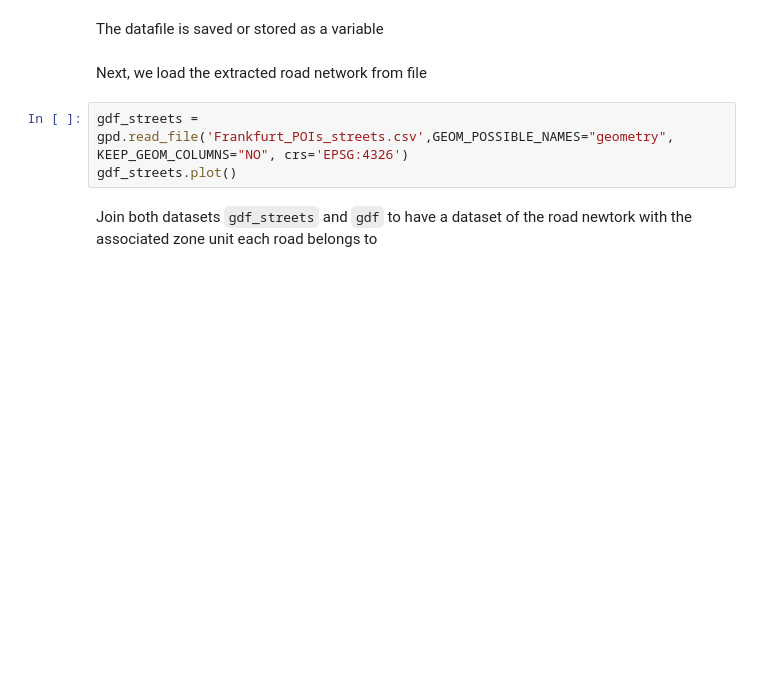
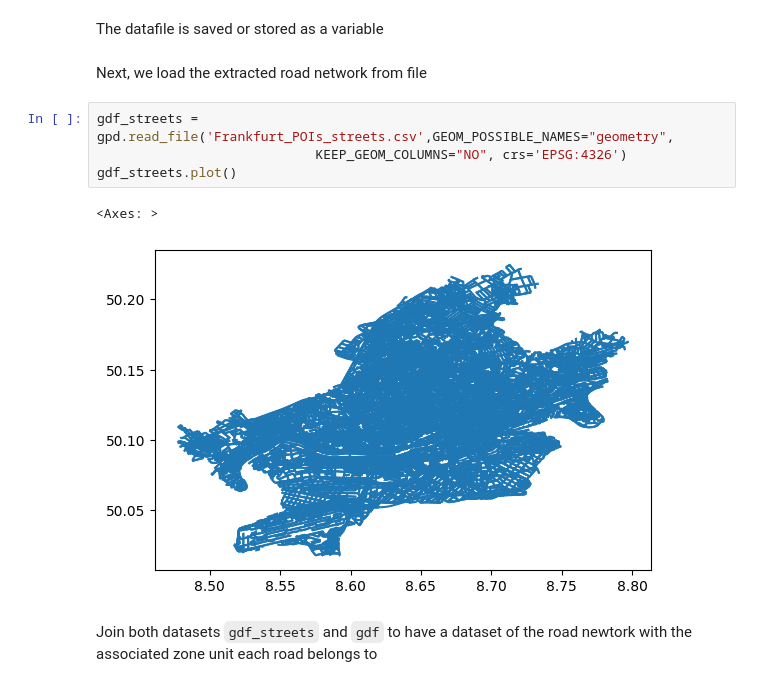
Before and after one commit to bladitoaza/spatialzOSM-examples, a Jupyter notebook: Frankfurt/Frankfurt_locations.ipynb, the cells around one changed output. Drawn from its saved outputs; the diff is of its cells as text; blank space fills up the shorter version.

```diff
--- a/Frankfurt/Frankfurt_locations.ipynb
+++ b/Frankfurt/Frankfurt_locations.ipynb
@@ -77,8 +199,12 @@ The datafile is saved or stored as a variable
 # %% [markdown]
 Next, we load the extracted road network from file
 # %%
-gdf_streets = gpd.read_file('Frankfurt_POIs_streets.csv',GEOM_POSSIBLE_NAMES="geometry", KEEP_GEOM_COLUMNS="NO", crs='EPSG:4326')
+gdf_streets = gpd.read_file('Frankfurt_POIs_streets.csv',GEOM_POSSIBLE_NAMES="geometry",
+                            KEEP_GEOM_COLUMNS="NO", crs='EPSG:4326')
 gdf_streets.plot()
+# %% [output]
+<Axes: >
+[figure, added]
 # %% [markdown]
 Join both datasets `gdf_streets` and `gdf` to have a dataset of the road newtork with the associated zone unit each road belongs to
 # %%
```
Also changed, not shown: parts of 17 cells of this notebook, 3 other files.
